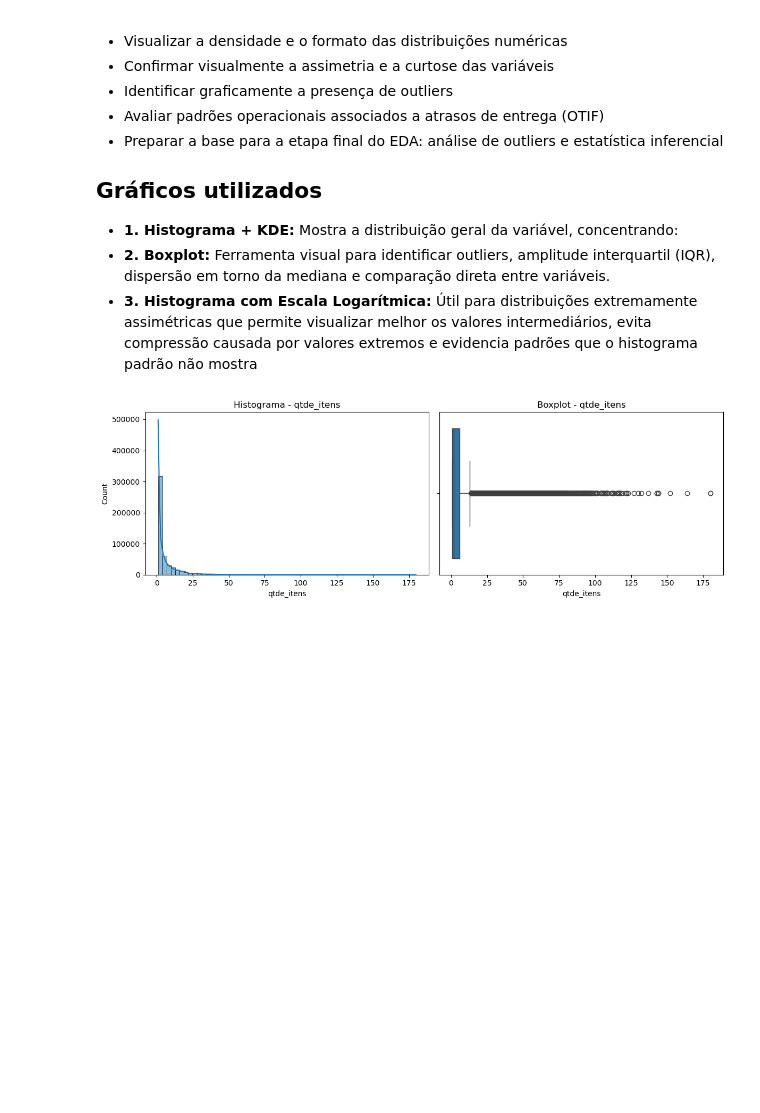
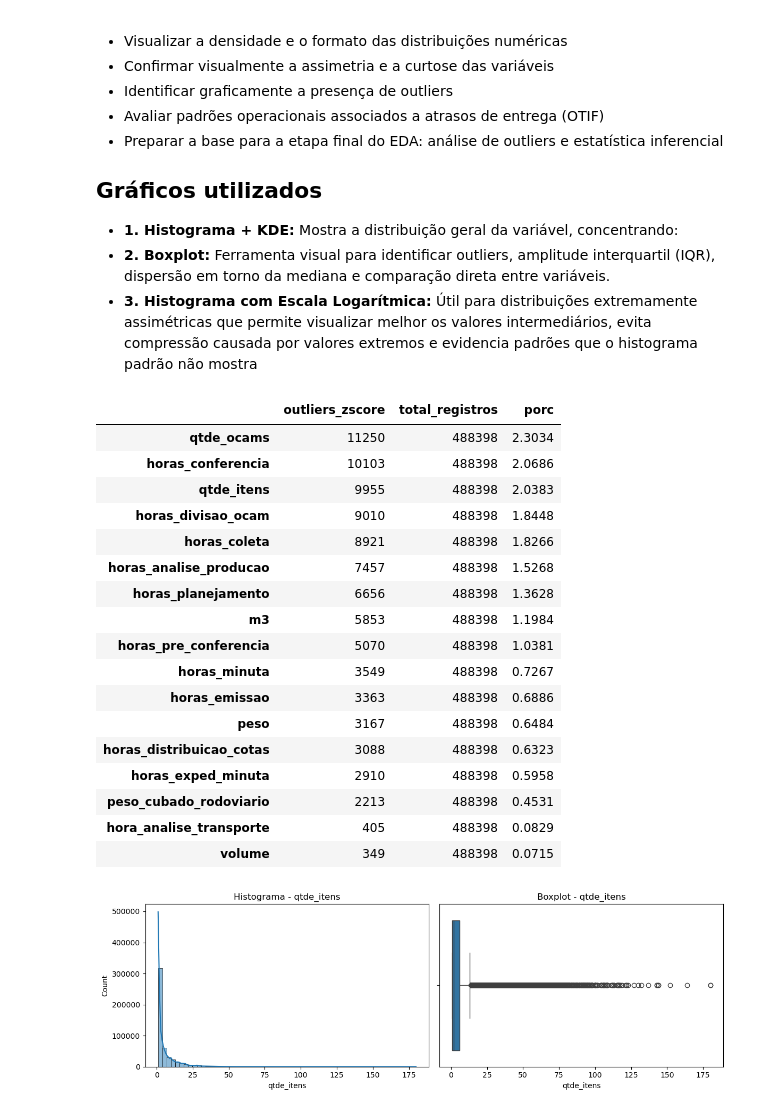
Before and after one commit to tiago466/ds-otif-detection-ml, a Jupyter notebook: notebooks/01_eda_descritiva.ipynb, the cells around one changed output. Saved outputs shown, nothing was run; the diff lists cells and outputs as text; code cells hidden in the pictures; blank space fills up the shorter version.

```diff
--- a/notebooks/01_eda_descritiva.ipynb
+++ b/notebooks/01_eda_descritiva.ipynb
@@ -481,6 +481,49 @@ Enquanto as estatísticas de centralidade, dispersão e forma fornecem *indicado
 - **1. Histograma + KDE:** Mostra a distribuição geral da variável, concentrando:
 - **2. Boxplot:** Ferramenta visual para identificar outliers, amplitude interquartil (IQR), dispersão em torno da mediana e comparação direta entre variáveis.
 - **3. Histograma com Escala Logarítmica:** Útil para distribuições extremamente assimétricas que permite visualizar melhor os valores intermediários, evita compressão causada por valores extremos e evidencia padrões que o histograma padrão não mostra
+# %%
+# Seleciona apenas variáveis numéricas
+df_num = df_main.select_dtypes(include=['int64', 'float64'])
+
+# Remove colunas sem interesse direto
+cols_remover = ['ss','fl_base','fl_atraso_zt','fl_atraso_cli','fl_sem_minuta']
+df_num = df_num.drop(columns=cols_remover, errors='ignore')
+
+# Calcula z-score
+z_scores = df_num.apply(zscore)
+
+# Conta valores extremos (|z| >= 3)
+outliers_z = (z_scores.abs() >= 3).sum().sort_values(ascending=False)
+
+# Cria DataFrame final
+df_zscore_outliers = pd.DataFrame({
+    'outliers_zscore': outliers_z,
+    'total_registros': len(df_main),
+})
+df_zscore_outliers['porc'] = (
+    df_zscore_outliers['outliers_zscore'] / df_zscore_outliers['total_registros'] * 100
+).round(4)
+
+df_zscore_outliers
+# %% [output]
+|  | outliers_zscore | total_registros | porc |
+| qtde_ocams | 11250 | 488398 | 2.3034 |
+| horas_conferencia | 10103 | 488398 | 2.0686 |
+| qtde_itens | 9955 | 488398 | 2.0383 |
+| horas_divisao_ocam | 9010 | 488398 | 1.8448 |
+| horas_coleta | 8921 | 488398 | 1.8266 |
+| horas_analise_producao | 7457 | 488398 | 1.5268 |
+| horas_planejamento | 6656 | 488398 | 1.3628 |
+| m3 | 5853 | 488398 | 1.1984 |
+| horas_pre_conferencia | 5070 | 488398 | 1.0381 |
+| horas_minuta | 3549 | 488398 | 0.7267 |
+| horas_emissao | 3363 | 488398 | 0.6886 |
+| peso | 3167 | 488398 | 0.6484 |
+| horas_distribuicao_cotas | 3088 | 488398 | 0.6323 |
+| horas_exped_minuta | 2910 | 488398 | 0.5958 |
+| peso_cubado_rodoviario | 2213 | 488398 | 0.4531 |
+| hora_analise_transporte | 405 | 488398 | 0.0829 |
+| volume | 349 | 488398 | 0.0715 |
 # %%
 cols_plot = [
     'qtde_itens', 'volume', 'peso', 'm3',
```
Also changed, not shown: parts of 4 cells of this notebook, 2 other files.
